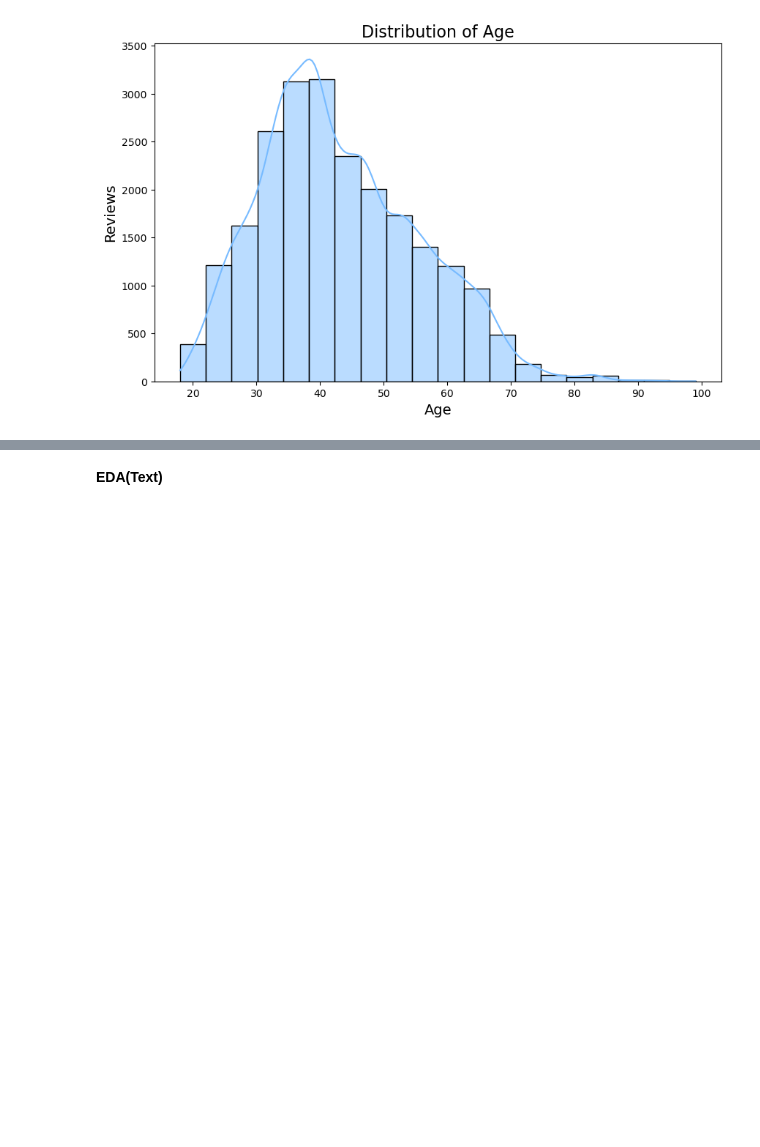
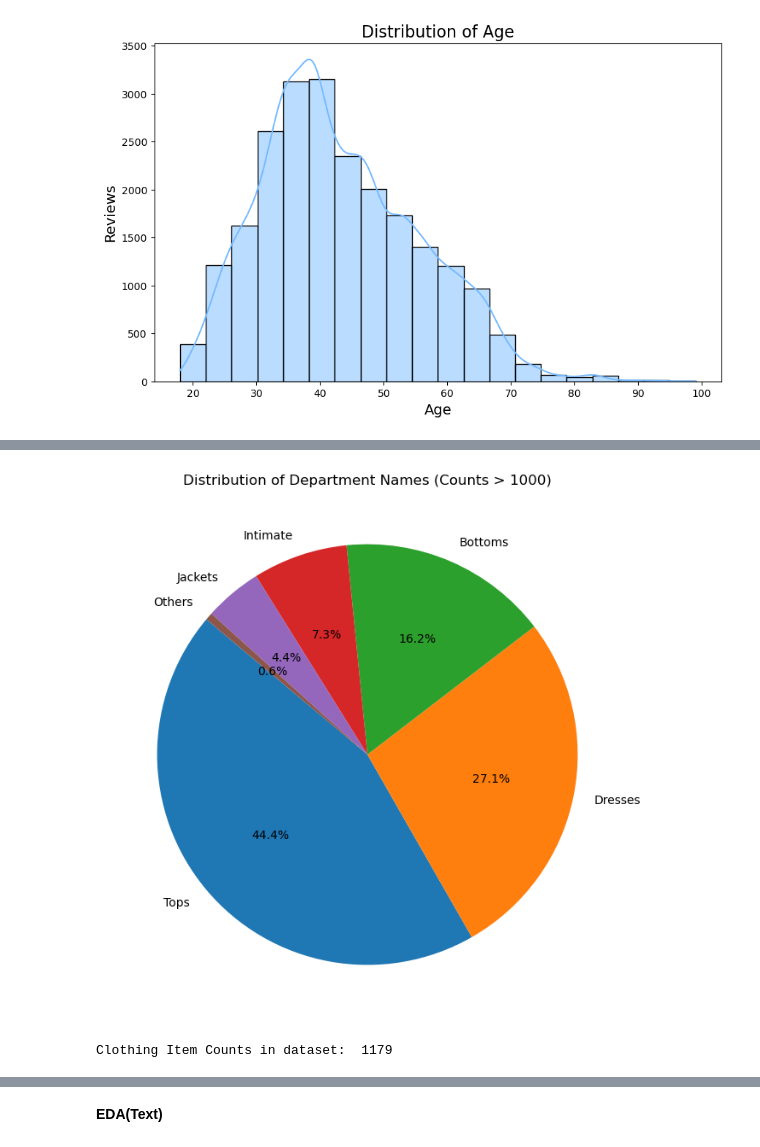
Before and after one commit to john0927626983/womens_clothing_e-commerce_reviews, a Jupyter notebook: EDA.ipynb, the cells around one changed output, grey strips where cells are left out. Saved outputs shown, nothing was run; the diff lists cells and outputs as text; code cells hidden in the pictures; blank space fills up the shorter version.

```diff
--- a/EDA.ipynb
+++ b/EDA.ipynb
@@ -145,0 +174,20 @@ plt.show()
+# %%
+threshold = 1000
+class_counts = df['Department Name'].value_counts()
+filtered_counts = class_counts[class_counts > threshold]
+others_count = class_counts[class_counts <= threshold].sum()
+
+new_counts = filtered_counts.copy()
+new_counts['Others'] = others_count
+
+plt.figure(figsize=(8, 8))
+plt.pie(new_counts, labels=new_counts.index, autopct='%1.1f%%', startangle=140)
+plt.title('Distribution of Department Names (Counts > 1000)')
+plt.show()
+# %% [output]
+[figure, added]
+# %%
+# Check total Cloth items in dataset
+print("Clothing Item Counts in dataset: ", len(df["Clothing ID"].unique()))
+# %% [output]
+Clothing Item Counts in dataset:  1179
```
Also changed, not shown: parts of 16 cells of this notebook, 2 other files.
